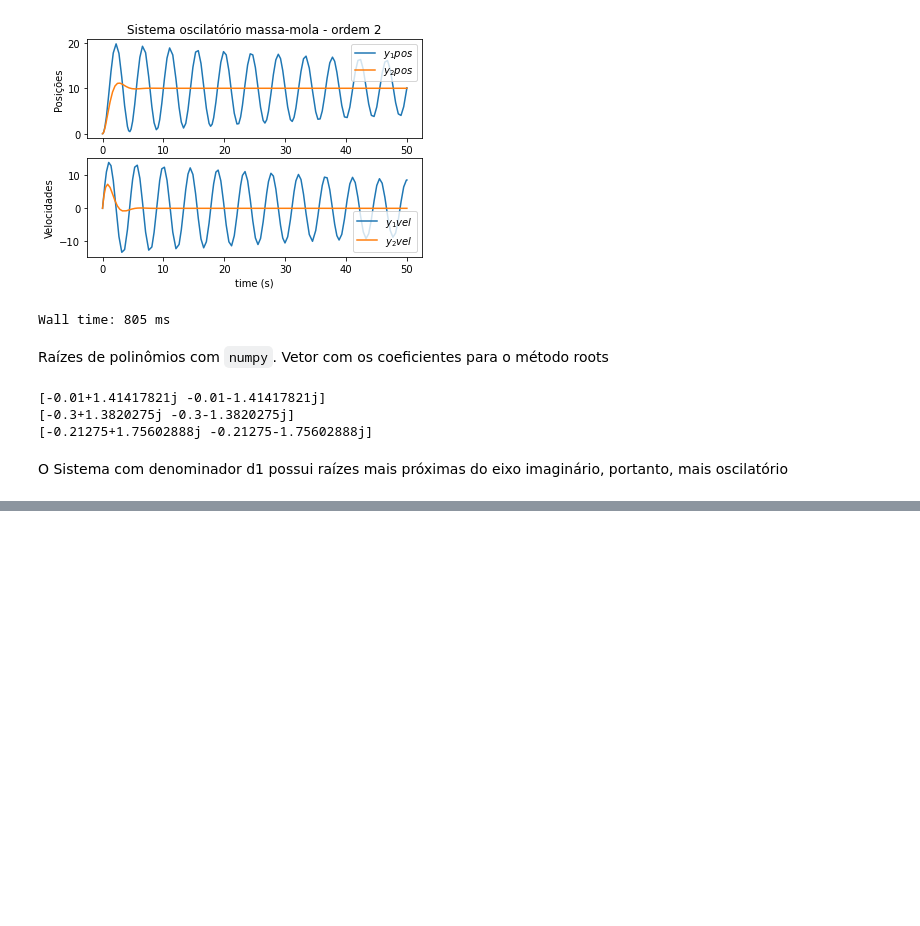
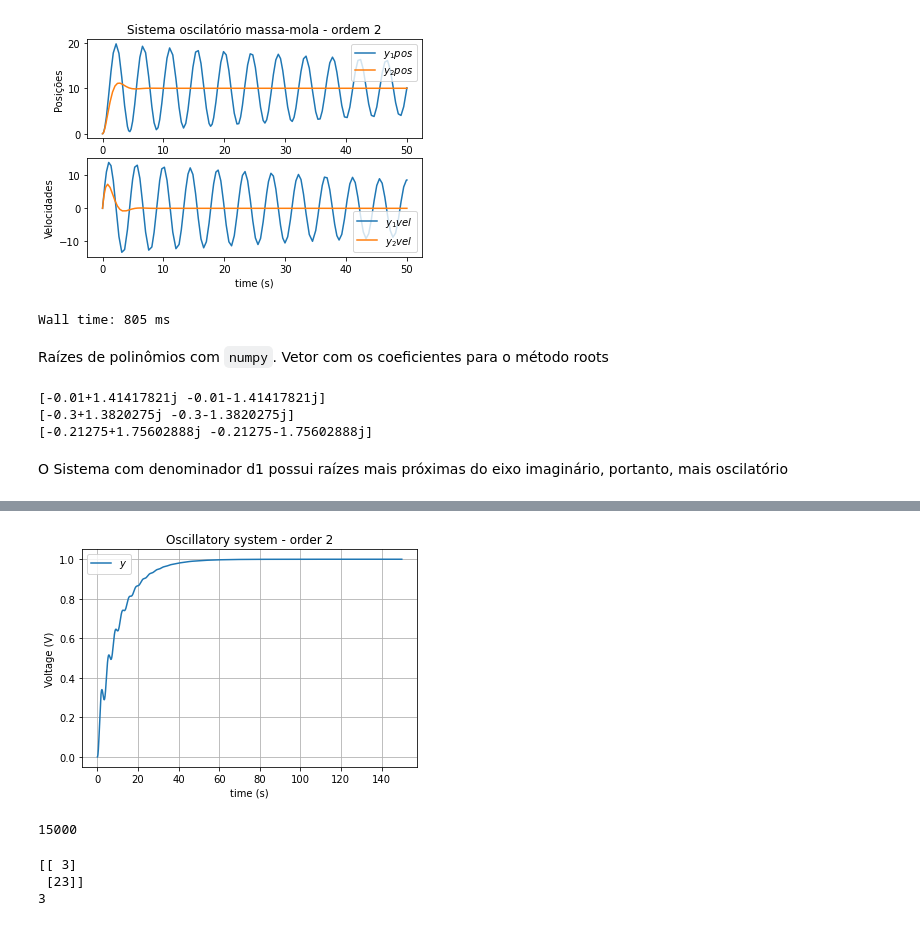
Before and after one commit to josenalde/embeddedsystems, a Jupyter notebook: src/simul1.ipynb, the cells around one changed output, grey strips where cells are left out. Drawn from its saved outputs; the diff is of its cells as text; code cells hidden in the pictures; blank space fills up the shorter version.

```diff
--- a/src/simul1.ipynb
+++ b/src/simul1.ipynb
@@ -208,0 +247,78 @@ Wall time: 381 ms
+# %%
+# with PID controller
+u_plot = []
+y_plot = []
+t_plot = []
+a0 = 3.1289
+a1 = 0.4255
+tSim = 150
+T = 0.01 #100ms
+nSamples = round(tSim/T)
+kp = 0.11
+tau_i = 1.04
+ki = (kp/tau_i)*T
+tau_d = 2.92
+kd = (tau_d*kp)/T
+alpha = 0.455
+sp = 1
+x10,x20=0,0 #assume que o sistema esta em repouso x = 0, dx = 0
+Xi = [x10, x20]
+u = 0
+y = 0
+t = 0
+Iterm = 0
+lastY = 0
+
+import numpy as np
+
+A =  np.matrix([[0, 1], [-a0, -a1]])
+B =  np.matrix([[0], [a0]])
+C =  np.matrix('1 0')
+Xi = np.matrix([[x10], [x20]])
+
+for i in range(0,nSamples):
+    #PID
+    e = sp - y
+    P = kp*e
+    Iterm = Iterm + ki*e
+    dY = y - lastY
+    filter_D = 1 + (alpha)*(-dY)
+    #D = kd*(-dY) / (filter_D)
+    D = kd*(-dY)
+    u = P + Iterm + D
+
+    dX = A*Xi + B*u
+    Xf = Xi + T*dX
+    y = Xf[0,0]
+    #print(y[0,0])
+    y_plot.append(y)
+    u_plot.append(u)
+    t_plot.append(t)
+    lastY = y
+    t = t + T
+    Xi = Xf
+
+plt.figure(1)
+plt.plot(t_plot, y_plot, label=r'$y$')
+plt.legend()
+plt.xlabel('time (s)')
+plt.title('Oscillatory system - order 2')
+plt.ylabel('Voltage (V)')
+plt.grid()
+plt.show()
+print(len(y_plot))
+# %% [output]
+[figure, added]
+15000
+# %%
+A =  np.matrix([[0, 1], [2, 3]])
+B =  np.matrix([[0], [2]])
+C =  np.matrix('1 0')
+Xi = np.matrix([[2], [3]])
+z=A*Xi + B*5
+print(z)
+print(z[0,0])
+# %% [output]
+[[ 3]
+ [23]]
+3
```
Also changed, not shown: parts of 4 cells of this notebook.
